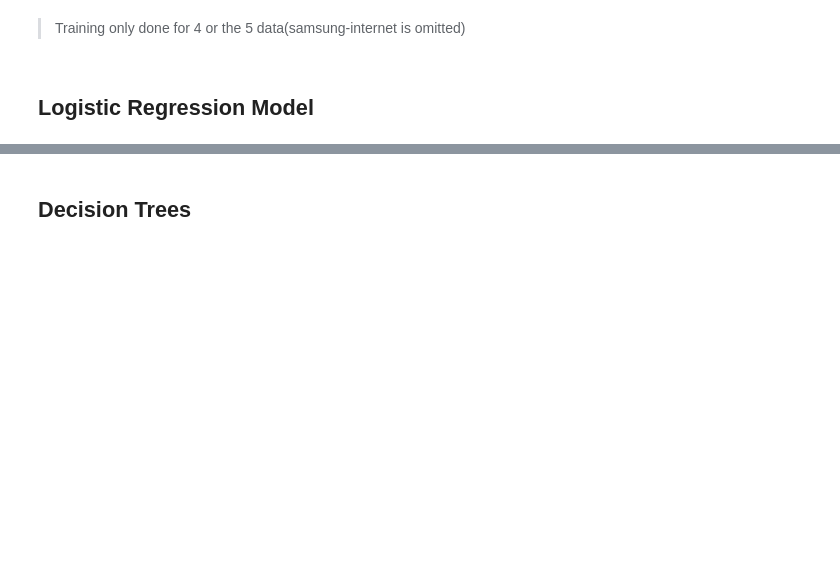
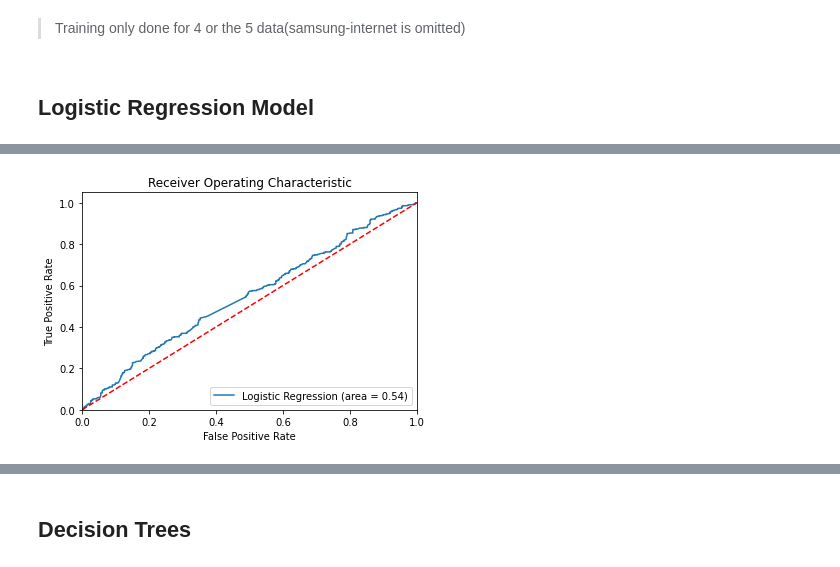
Before and after one commit to DePacifier/abtest-mlops, a Jupyter notebook: notebooks/ML_training.ipynb, the cells around one changed output, grey strips where cells are left out. Saved outputs shown, nothing was run; the diff lists cells and outputs as text; code cells hidden in the pictures; blank space fills up the shorter version.

```diff
--- a/notebooks/ML_training.ipynb
+++ b/notebooks/ML_training.ipynb
@@ -236,0 +241,4 @@ platform_6_model = train_logistic_model(
+# %%
+get_lr_model_roc_curve_log(
+    platform_6_model, platform_6_dict['train_x'], platform_6_dict['train_y'], show=False)
+# %% [output]
@@ -236,0 +246 @@ platform_6_model = train_logistic_model(
+[figure, added]
```
Also changed, not shown: parts of 55 cells of this notebook, 5 other files.
